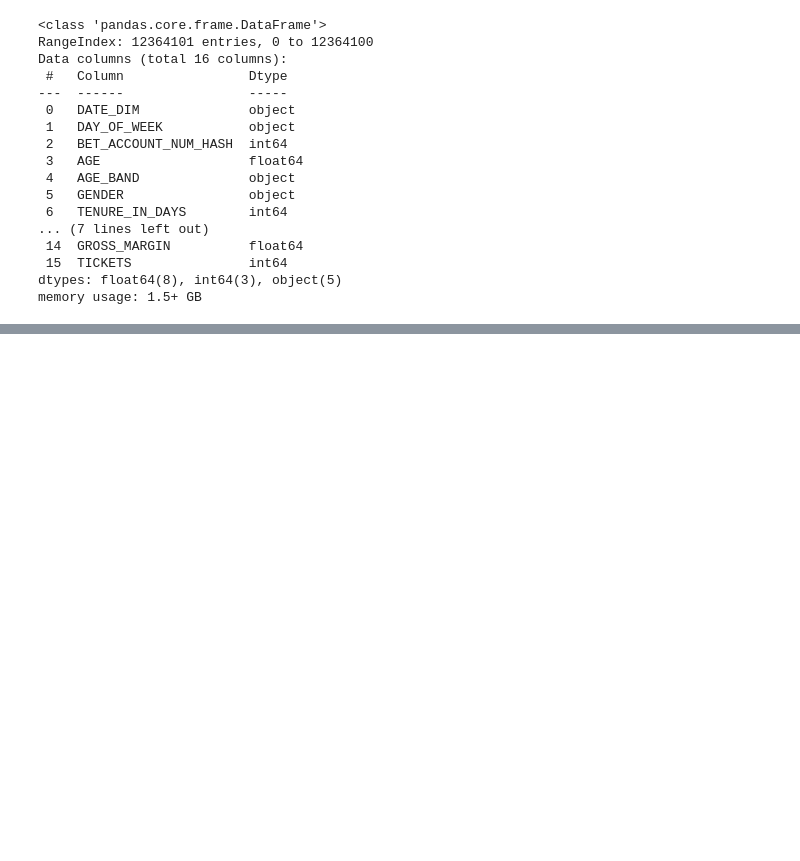
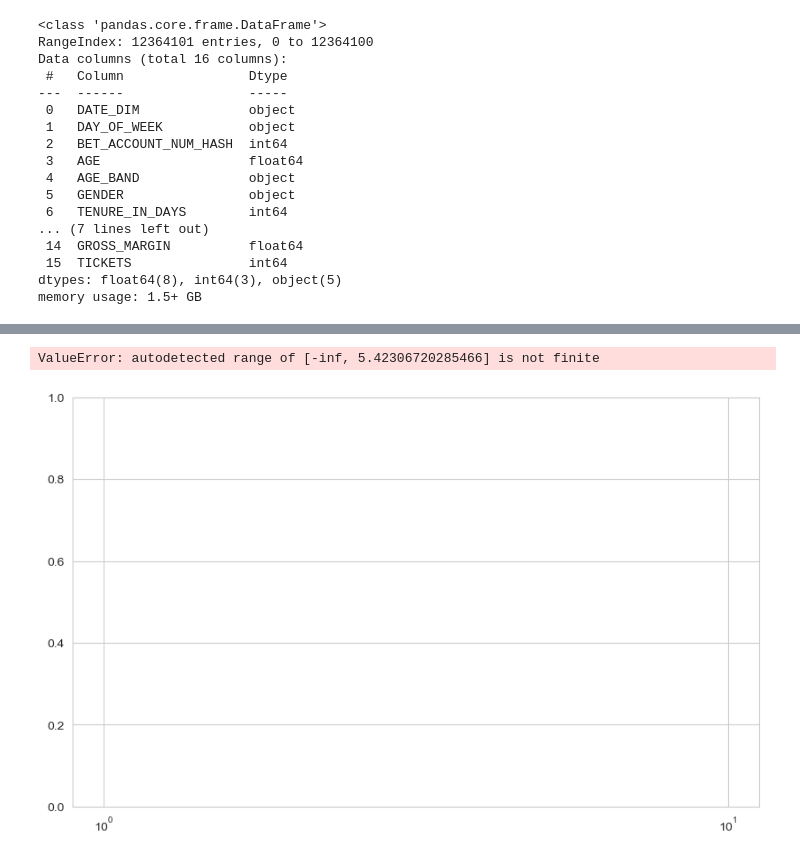
Before and after one commit to ThanhVo15/Competition, a Jupyter notebook: Code/TAB_Betting_Data.ipynb, the cells around one changed output, grey strips where cells are left out. Cells and saved outputs as stored; diff of their text form; code cells hidden in the pictures; blank space fills up the shorter version.

```diff
--- a/Code/TAB_Betting_Data.ipynb
+++ b/Code/TAB_Betting_Data.ipynb
@@ -50,0 +251,11 @@ df.describe()
+# %%
+# Plot for TOTAL_TURNOVER with log transformation for better visualization
+plt.figure(figsize=(10, 6))
+sns.histplot(df['TOTAL_TURNOVER'], bins=50, kde=True, color='purple', log_scale=True)
+plt.title('Distribution of Total Turnover (Log Scale)')
+plt.xlabel('Total Turnover (Log Scale)')
+plt.ylabel('Frequency')
+plt.show()
+# %% [output]
+ValueError: autodetected range of [-inf, 5.42306720285466] is not finite
+[figure, added]
```
Also changed, not shown: parts of 43 cells of this notebook, 2 other files.
